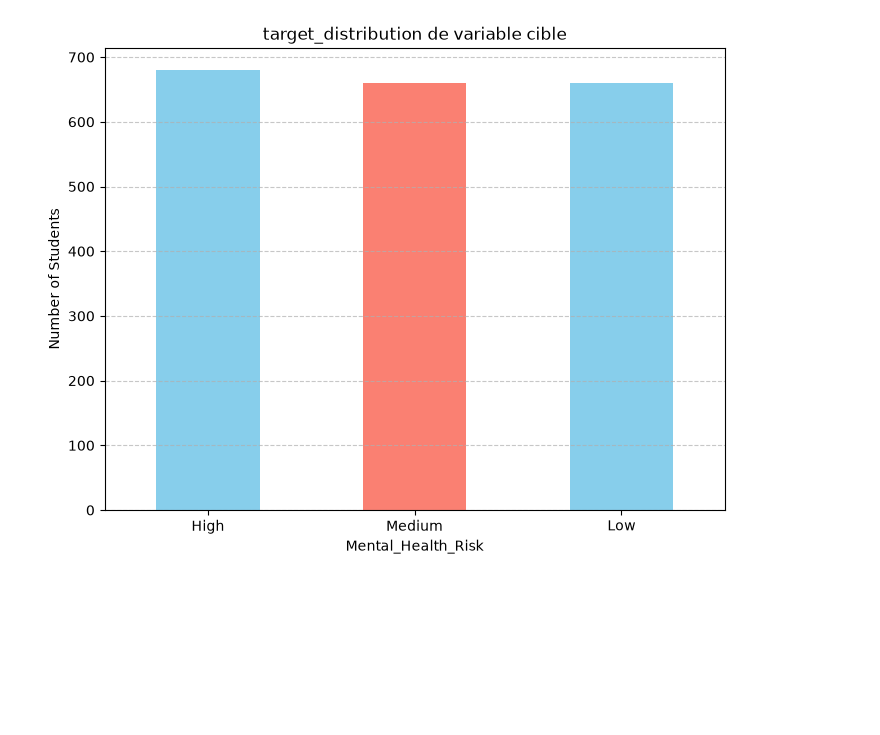
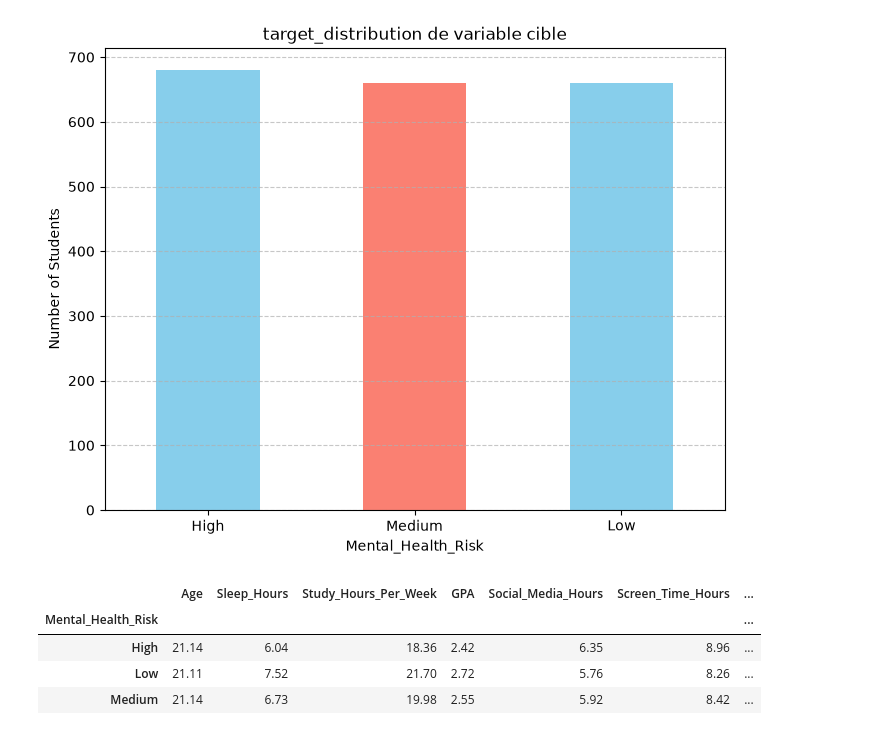
Before and after one commit to Azzam-Olaya/student-mental-health-pipeline, a Jupyter notebook: notebook/extraction.ipynb, the cells around one changed output. Saved outputs shown, nothing was run; the diff lists cells and outputs as text; code cells hidden in the pictures; blank space fills up the shorter version.

```diff
--- a/notebook/extraction.ipynb
+++ b/notebook/extraction.ipynb
@@ -277,3 +277,21 @@ plt.grid(axis='y', linestyle='--', alpha=0.7)
 plt.show()
 # %% [output]
 [figure]
+# %%
+numeric_columns = [
+    'Age',
+    'Sleep_Hours',
+    'Study_Hours_Per_Week',
+    'GPA',
+    'Social_Media_Hours',
+    'Screen_Time_Hours',
+    'Attendance_Rate'
+]
+
+df.groupby('Mental_Health_Risk')[numeric_columns].mean().round(2)
+# %% [output]
+|  | Age | Sleep_Hours | Study_Hours_Per_Week | GPA | Social_Media_Hours | Screen_Time_Hours | ... |
+| Mental_Health_Risk |  |  |  |  |  |  | ... |
+| High | 21.14 | 6.04 | 18.36 | 2.42 | 6.35 | 8.96 | ... |
+| Low | 21.11 | 7.52 | 21.70 | 2.72 | 5.76 | 8.26 | ... |
+| Medium | 21.14 | 6.73 | 19.98 | 2.55 | 5.92 | 8.42 | ... |
```
Also changed, not shown: parts of 8 cells of this notebook.
